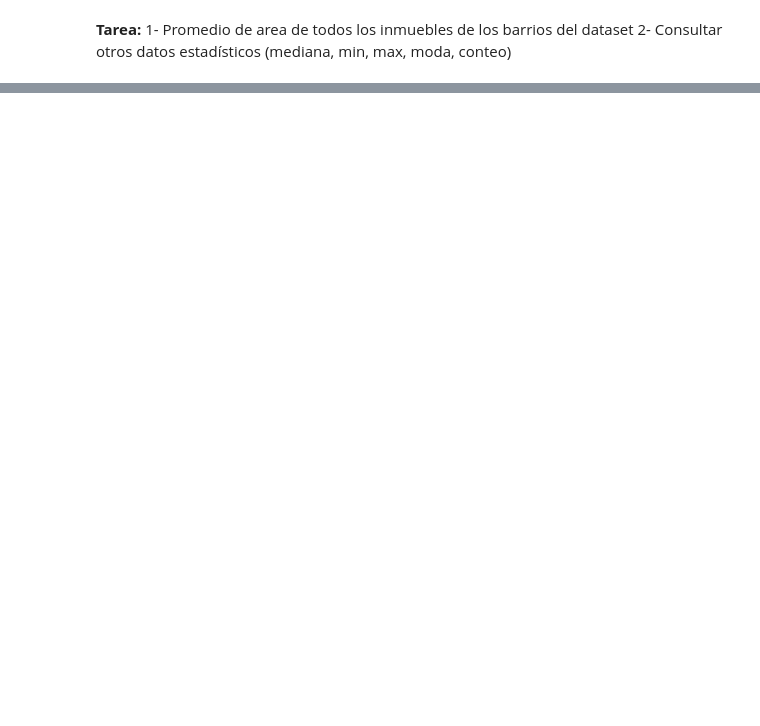
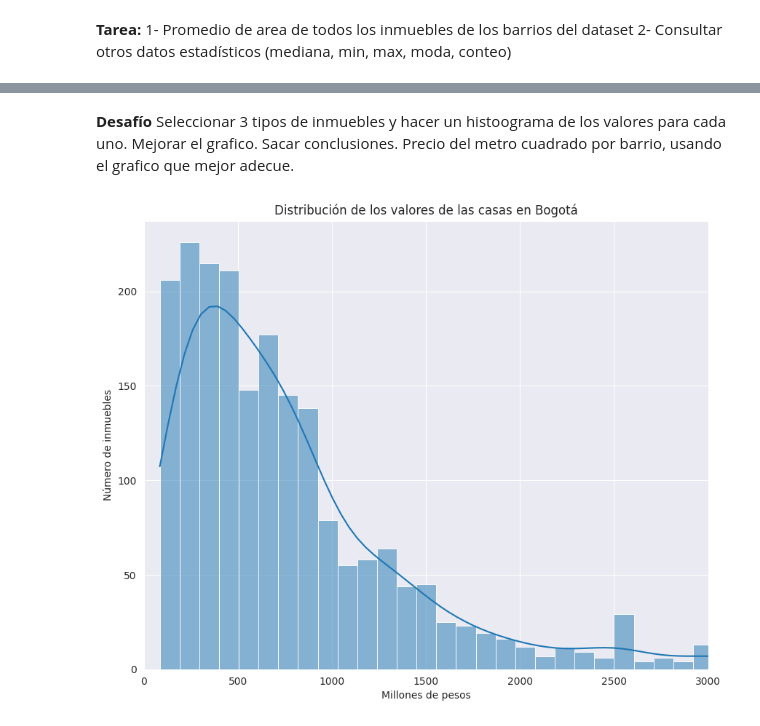
Before and after one commit to CaroSerrano/Inmersion_datos_python, a Jupyter notebook: Inmersion_datos_python.ipynb, the cells around one changed output, grey strips where cells are left out. Drawn from its saved outputs; the diff is of its cells as text; code cells hidden in the pictures; blank space fills up the shorter version.

```diff
--- a/Inmersion_datos_python.ipynb
+++ b/Inmersion_datos_python.ipynb
@@ -287,0 +353,18 @@ inmuebles.mode()
+# %% [markdown]
+**Desafío**
+Seleccionar 3 tipos de inmuebles y hacer un histoograma de los valores para cada uno.
+Mejorar el grafico.
+Sacar conclusiones.
+Precio del metro cuadrado por barrio, usando el grafico que mejor adecue.
+# %%
+plt.figure(figsize=(10, 8))
+grafica = sns.histplot(data=inmuebles.query('Tipo == "Casa"'), x='Precio_millon', kde=True, legend=False)
+grafica.set_title('Distribución de los valores de las casas en Bogotá')
+plt.xlim(0, 3000)
+grafica.set(xlabel='Millones de pesos', ylabel= 'Número de inmuebles')
+sns.set_style('darkgrid')
+plt.savefig('/content/drive/MyDrive/PROGRAMACION/InmersionDatos_python_Alura/valores_casas_hist.png', format='png')
+
+plt.show()
+# %% [output]
+[figure, added]
```
Also changed, not shown: parts of 112 cells of this notebook.
